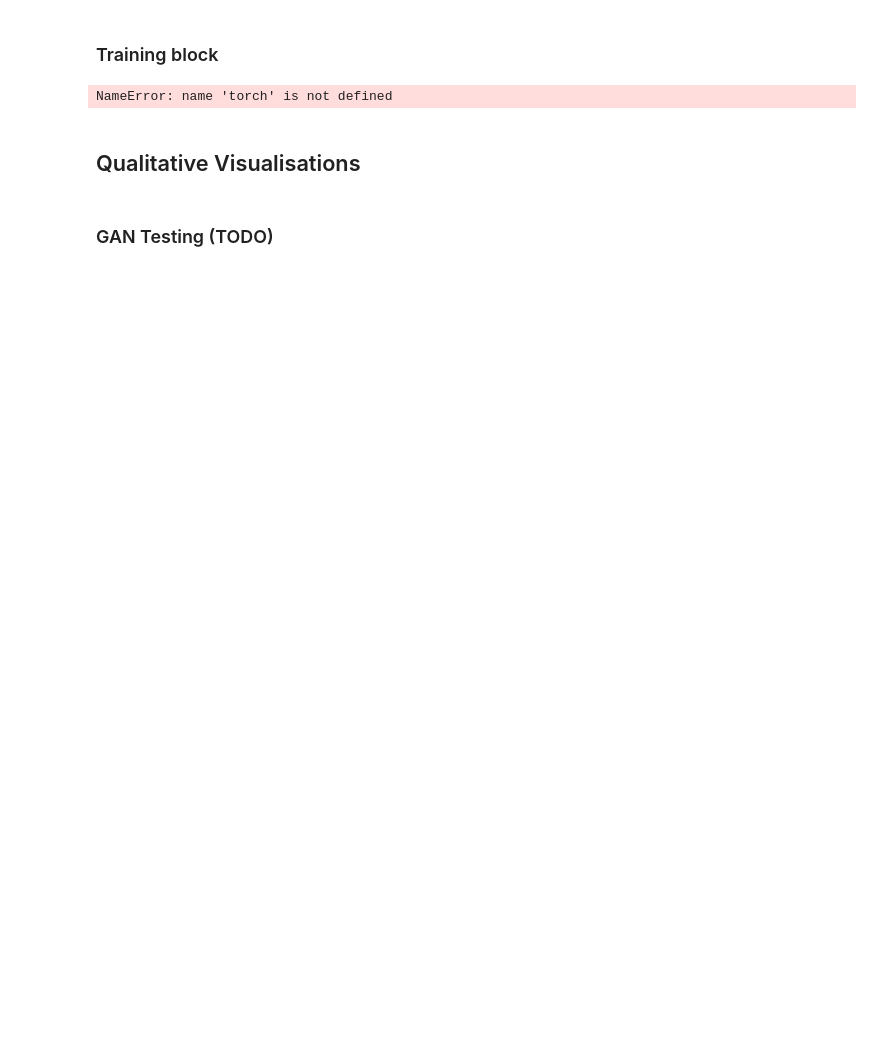
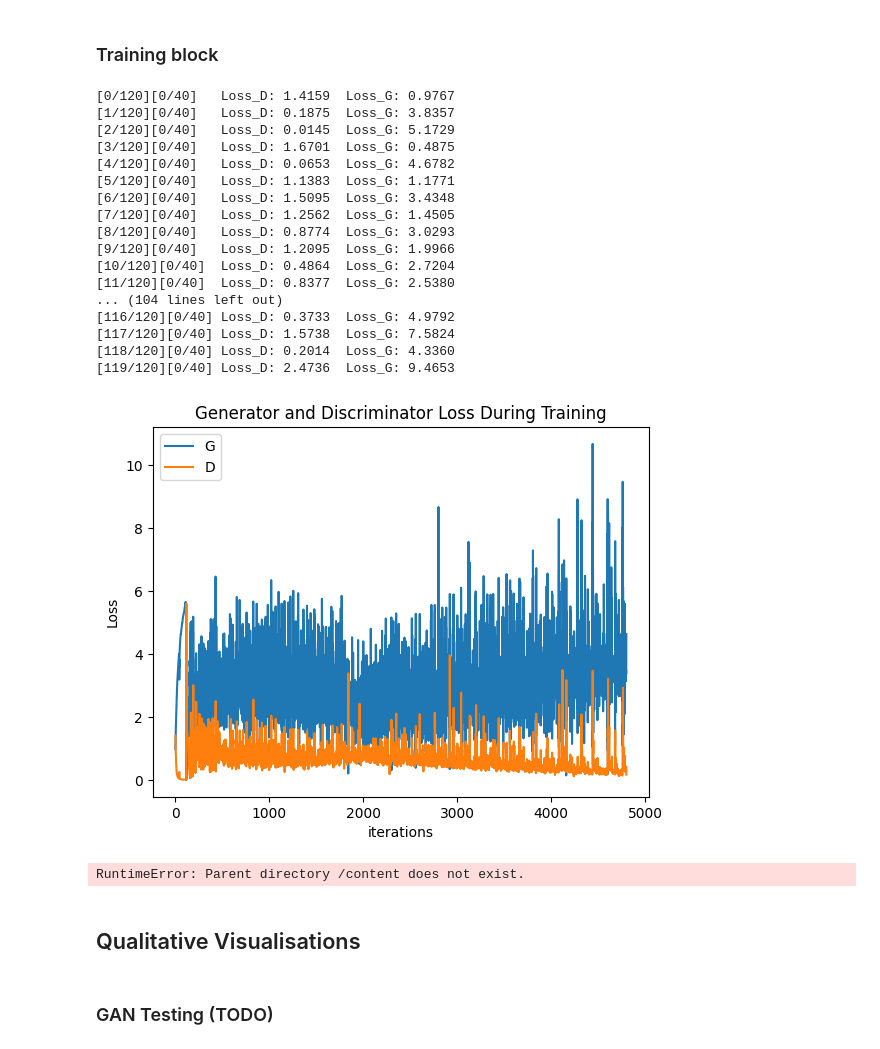
Before and after one commit to git-dhruv/CycleGAN-Pytorch, a Jupyter notebook: CIS680_Fall2020_HW5_VAE_GAN_template.ipynb, the cells around one changed output. Drawn from its saved outputs; the diff is of its cells as text; code cells hidden in the pictures; blank space fills up the shorter version.

```diff
--- a/CIS680_Fall2020_HW5_VAE_GAN_template.ipynb
+++ b/CIS680_Fall2020_HW5_VAE_GAN_template.ipynb
@@ -798,12 +805,6 @@ G_losses = []
 D_losses = []
 iters = 0
 num_epochs = 120
-
-
-def load_param(num_eps):
-  model_saved = torch.load('gan_{}.pt'.format(num_eps))
-  netG.load_state_dict(model_saved['netG'])
-  netD.load_state_dict(model_saved['netD'])
 
 
 # GAN Training Loop
@@ -860,35 +861,53 @@ for epoch in range(num_epochs):
         G_losses.append(loss_G.item())
         D_losses.append(loss_D.item())
 
         # Check how the generator is doing by saving G's output on fixed_noise
         if (iters % 500 == 0) or ((epoch == num_epochs-1) and (i == len(gan_train_loader)-1)):
             with torch.no_grad():
                 fake = netG(fixed_noise).detach().cpu()
             img_list.append(vutils.make_grid(fake, padding=2, normalize=True))
 
         iters += 1
     if epoch%10==0:
         checkpoint = {'netG': netG.state_dict(),
                 'netD': netD.state_dict()}
         torch.save(checkpoint, 'models/gan_{}.pt'.format(epoch))
 
 
 
 
 plt.title("Generator and Discriminator Loss During Training")
 plt.plot(G_losses,label="G")
 plt.plot(D_losses,label="D")
 plt.xlabel("iterations")
 plt.ylabel("Loss")
 plt.legend()
 plt.show()
 torch.save(G_losses,"G_losses.pth")
 torch.save(D_losses,"D_losses.pth")
 checkpoint = {'netG': netG.state_dict(),
               'netD': netD.state_dict()}
-torch.save(checkpoint, '/content/gan_{}.pt'.format(num_epochs))
+torch.save(checkpoint, '/models/gan_{}.pt'.format(num_epochs))
 # %% [output]
-NameError: name 'torch' is not defined
+[0/120][0/40]   Loss_D: 1.4159  Loss_G: 0.9767
+[1/120][0/40]   Loss_D: 0.1875  Loss_G: 3.8357
+[2/120][0/40]   Loss_D: 0.0145  Loss_G: 5.1729
+[3/120][0/40]   Loss_D: 1.6701  Loss_G: 0.4875
+[4/120][0/40]   Loss_D: 0.0653  Loss_G: 4.6782
+[5/120][0/40]   Loss_D: 1.1383  Loss_G: 1.1771
+[6/120][0/40]   Loss_D: 1.5095  Loss_G: 3.4348
+[7/120][0/40]   Loss_D: 1.2562  Loss_G: 1.4505
+[8/120][0/40]   Loss_D: 0.8774  Loss_G: 3.0293
+[9/120][0/40]   Loss_D: 1.2095  Loss_G: 1.9966
+[10/120][0/40]  Loss_D: 0.4864  Loss_G: 2.7204
+[11/120][0/40]  Loss_D: 0.8377  Loss_G: 2.5380
+... (104 lines left out)
+[116/120][0/40] Loss_D: 0.3733  Loss_G: 4.9792
+[117/120][0/40] Loss_D: 1.5738  Loss_G: 7.5824
+[118/120][0/40] Loss_D: 0.2014  Loss_G: 4.3360
+[119/120][0/40] Loss_D: 2.4736  Loss_G: 9.4653
+[figure, added]
+RuntimeError: Parent directory /content does not exist.
 # %% [markdown]
 ## Qualitative Visualisations
 # %% [markdown]
```
Also changed, not shown: parts of 4 cells of this notebook.
